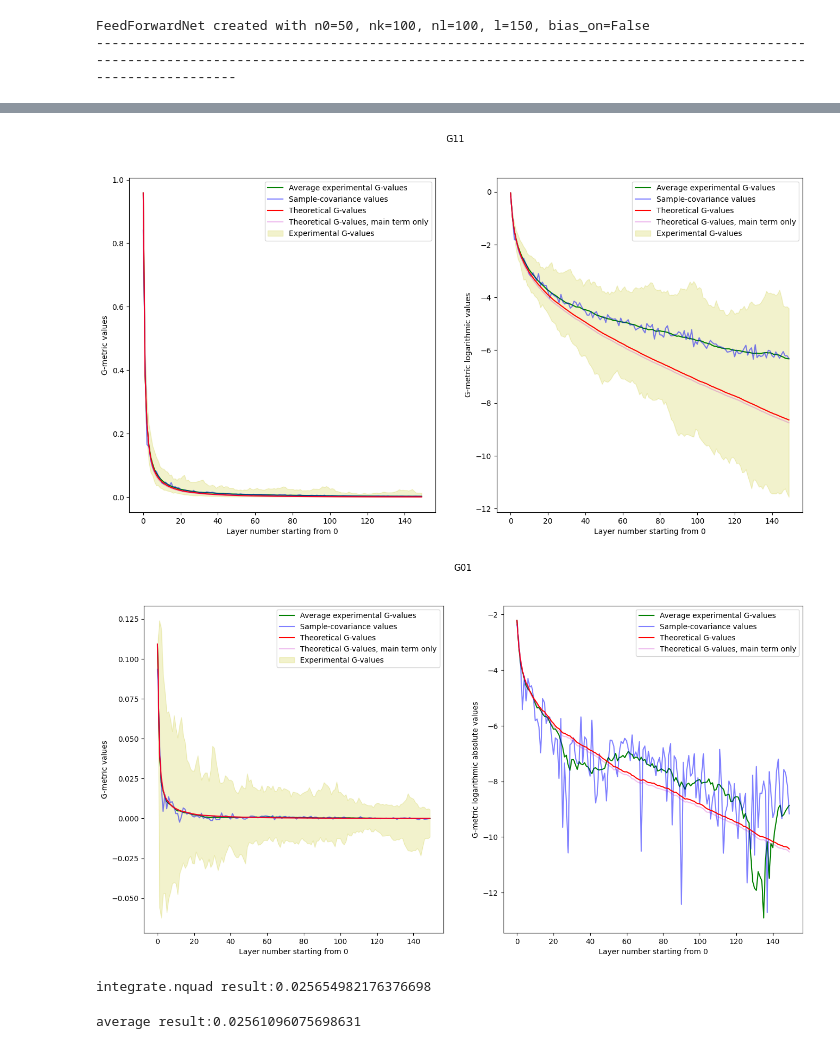
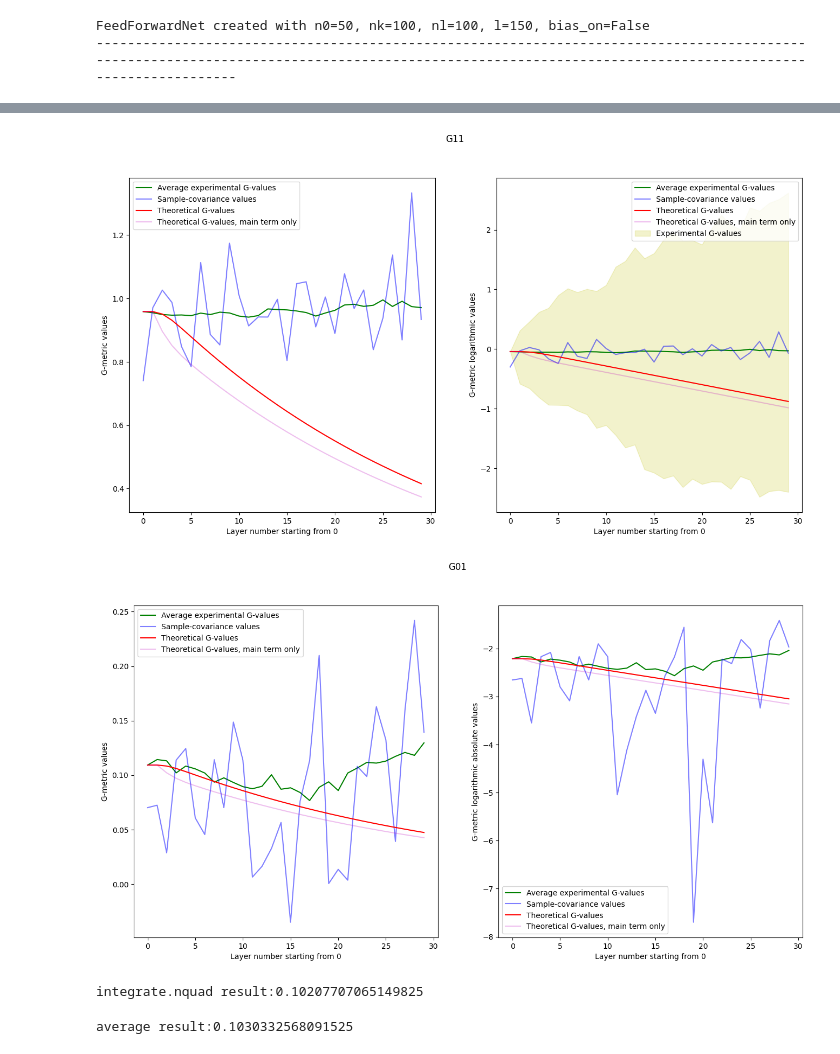
Before and after one commit to vkmbox/Ml-readinggroup, a Jupyter notebook: Roberts_Yaida/chapter5/init_distribution_recursion_ffn_relu.ipynb, the cells around one changed output, grey strips where cells are left out. Drawn from its saved outputs; the diff is of its cells as text; code cells hidden in the pictures.

```diff
--- a/Roberts_Yaida/chapter5/init_distribution_recursion_ffn_relu.ipynb
+++ b/Roberts_Yaida/chapter5/init_distribution_recursion_ffn_relu.ipynb
@@ -35,7 +35,8 @@ CONST_M2=4
 slope_plus, slope_minus=1, 1
 #weights distribution variances are set as in (5.67)
 cb, cw = 0, 2.0/(slope_plus**2.0 + slope_minus**2.0)
+print("cb={}, cw={}".format(cb, cw))
 
 '''Integration method settings'''
-expCalcMethod = ExpCalcMethod.SAMPLE_AVG
+expCalcMethod = ExpCalcMethod.SCIPY
 CONST_EXP_SAMPLE_SIZE=100000
@@ -372,6 +383,8 @@ lavernum="Layer number starting from 0"
 values_g="G-metric values"
 valueslogabs_g="G-metric logarithmic absolute values"
 valueslog_g="G-metric logarithmic values"
+
+GRAPH_FRAME=30
 # %%
 fig, (ax1, ax2) = plt.subplots(1, 2, figsize=(16, 8))
 
@@ -415,27 +431,30 @@ if (nd > 1):
     #for i, Gs in enumerate(G11_records):
     #    ax1.plot(Gs, alpha=0.5, label=f"experiment {i}")
 
-    cord_x = np.arange(0, len(G11_records[0]))
-    G11_max = np.max(G11_records, axis=0)
-    G11_min = np.min(G11_records, axis=0)
-    G11_avg = np.average(G11_records, axis=0)
+    graphic_frame = min(GRAPH_FRAME, len(G11_records[0]))
+    G11_plot = np.asarray(G11_records)[:,0:graphic_frame]
+    cord_x = np.arange(0, len(G11_plot[0]))
+
+    G11_max = np.max(G11_plot, axis=0)
+    G11_min = np.min(G11_plot, axis=0)
+    G11_avg = np.average(G11_plot, axis=0)
     G11_sample = []
     for xx in cord_x:
         G11_sample.append(np.cov(z1records[:,xx],z1records[:,xx])[0,1])
 
-    ax1.plot(G11_avg, color='g', label=avex_g)
-    ax1.plot(G11_sample, color='b', alpha=0.5, label=samplecov_z)
-    ax1.plot(matrix_GG_bottom[:,1,1], color='r', label=theor_g)
-    ax1.plot(matrix_GG_only_bottom[:,1,1], color='m', alpha=0.25, label=theor_g_main)
-    ax1.fill_between(x=cord_x, y1=G11_min, y2=G11_max, color='y', alpha=.2, label=ex_g)
+    ax1.plot(cord_x, G11_avg, color='g', label=avex_g)
+    ax1.plot(cord_x, G11_sample, color='b', alpha=0.5, label=samplecov_z)
+    ax1.plot(cord_x, matrix_GG_bottom[:graphic_frame,1,1], color='r', label=theor_g)
+    ax1.plot(cord_x, matrix_GG_only_bottom[:graphic_frame,1,1], color='m', alpha=0.25, label=theor_g_main)
+    #ax1.fill_between(x=cord_x, y1=G11_min, y2=G11_max, color='y', alpha=.2, label=ex_g)
     ax1.set_xlabel(lavernum)
     ax1.set_ylabel(values_g)
     ax1.legend()
 
-    ax2.plot(np.log(G11_avg), color='g', label=avex_g)
-    ax2.plot(np.log(G11_sample), color='b', alpha=0.5, label=samplecov_z)
-    ax2.plot(np.log(matrix_GG_bottom[:,1,1]), color='r', label=theor_g)
-    ax2.plot(np.log(matrix_GG_only_bottom[:,1,1]), color='m', alpha=0.25, label=theor_g_main)
+    ax2.plot(cord_x, np.log(G11_avg), color='g', label=avex_g)
+    ax2.plot(cord_x, np.log(G11_sample), color='b', alpha=0.5, label=samplecov_z)
+    ax2.plot(cord_x, np.log(matrix_GG_bottom[:graphic_frame,1,1]), color='r', label=theor_g)
+    ax2.plot(cord_x, np.log(matrix_GG_only_bottom[:graphic_frame,1,1]), color='m', alpha=0.25, label=theor_g_main)
     ax2.fill_between(x=cord_x, y1=np.log(G11_min), y2=np.log(G11_max), color='y', alpha=.2, label=ex_g)
     ax2.set_xlabel(lavernum)
     ax2.set_ylabel(valueslog_g)
@@ -445,44 +464,48 @@ if (nd > 1):
 else:
     print("G11 calculation skipped")
 # %% [output]
-[figure, old version]
+[figure, new version]
 # %%
 if (nd > 1):
     fig, (ax1, ax2) = plt.subplots(1, 2, figsize=(16, 8))
 
     #for i, Gs in enumerate(G01_records):
     #    ax1.plot(Gs, alpha=0.5, label=f"experiment {i}")
 
-    G01_max = np.max(G01_records, axis=0)
-    G01_min = np.min(G01_records, axis=0)
-    G01_avg = np.average(G01_records, axis=0)
-    cord_x = np.arange(0, len(G01_records[0]))
+    graphic_frame = min(GRAPH_FRAME, len(G01_records[0]))
+    G01_plot = np.asarray(G01_records)[:,0:graphic_frame]
+    cord_x = np.arange(0, len(G01_plot[0]))
+
+    G01_max = np.max(G01_plot, axis=0)
+    G01_min = np.min(G01_plot, axis=0)
+    G01_avg = np.average(G01_plot, axis=0)
+    cord_x = np.arange(0, len(G01_plot[0]))
     G01_sample = []
     for xx in cord_x:
         G01_sample.append(np.cov(z0records[:,xx],z1records[:,xx])[0,1])
 
-    ax1.plot(G01_avg, color='g', label=avex_g)
-    ax1.plot((G01_sample), color='b', alpha=0.5, label=samplecov_z)
-    ax1.plot(matrix_GG_bottom[:,0,1], color='r', label=theor_g)
-    ax1.plot(matrix_GG_only_bottom[:,0,1], color='m', alpha=0.25, label=theor_g_main)
-    ax1.fill_between(x=cord_x, y1=((G01_min)), y2=((G01_max)), color='y', alpha=.2, label=ex_g)
+    ax1.plot(cord_x, G01_avg, color='g', label=avex_g)
+    ax1.plot(cord_x, G01_sample, color='b', alpha=0.5, label=samplecov_z)
+    ax1.plot(cord_x, matrix_GG_bottom[:graphic_frame,0,1], color='r', label=theor_g)
+    ax1.plot(cord_x, matrix_GG_only_bottom[:graphic_frame,0,1], color='m', alpha=0.25, label=theor_g_main)
+    #ax1.fill_between(x=cord_x, y1=((G01_min)), y2=((G01_max)), color='y', alpha=.2, label=ex_g)
     ax1.set_xlabel(lavernum)
     ax1.set_ylabel(values_g)
     ax1.legend()
 
-    ax2.plot(np.log(np.abs(G01_avg)), color='g', label=avex_g)
-    ax2.plot(np.log(np.abs(np.asarray(G01_sample))), color='b', alpha=0.5, label=samplecov_z)
-    ax2.plot(np.log(np.abs(matrix_GG_bottom[:,0,1])), color='r', label=theor_g)
-    ax2.plot(np.log(np.abs(matrix_GG_only_bottom[:,0,1])), color='m', alpha=0.25, label=theor_g_main)
+    ax2.plot(cord_x, np.log(np.abs(G01_avg)), color='g', label=avex_g)
+    ax2.plot(cord_x, np.log(np.abs(np.asarray(G01_sample))), color='b', alpha=0.5, label=samplecov_z)
+    ax2.plot(cord_x, np.log(np.abs(matrix_GG_bottom[:graphic_frame,0,1])), color='r', label=theor_g)
+    ax2.plot(cord_x, np.log(np.abs(matrix_GG_only_bottom[:graphic_frame,0,1])), color='m', alpha=0.25, label=theor_g_main)
     ax2.set_xlabel(lavernum)
     ax2.set_ylabel(valueslogabs_g)
     ax2.legend()
 
     fig.suptitle("G01")
 else:
     print("G11 calculation skipped")
 # %% [output]
-[figure, old version]
+[figure, new version]
 # %%
 if LOAD_TRAINSET_FROM_TRAINSET_CSV == False:
     np.savetxt("data/train-set.csv", train_set, delimiter=",")
@@ -494,10 +517,10 @@ GG_head = np.zeros((nd,nd))
 ggg = calc_GG_integral(layer_zb,0,1,GG_head,ZZ_g)
 print("integrate.nquad result:{}".format(ggg))
 # %% [output]
-integrate.nquad result:0.025654982176376698
+integrate.nquad result:0.10207707065149825
 # %%
 pts = np.random.multivariate_normal([0, 0], gg_bottom, size=1000000)
 buff = [aux.PReLUz(val[0])*aux.PReLUz(val[1]) for val in pts]
 print("average result:{}".format(np.average(buff)))
 # %% [output]
-average result:0.02561096075698631
+average result:0.1030332568091525
```
Also changed, not shown: parts of 5 cells of this notebook.
